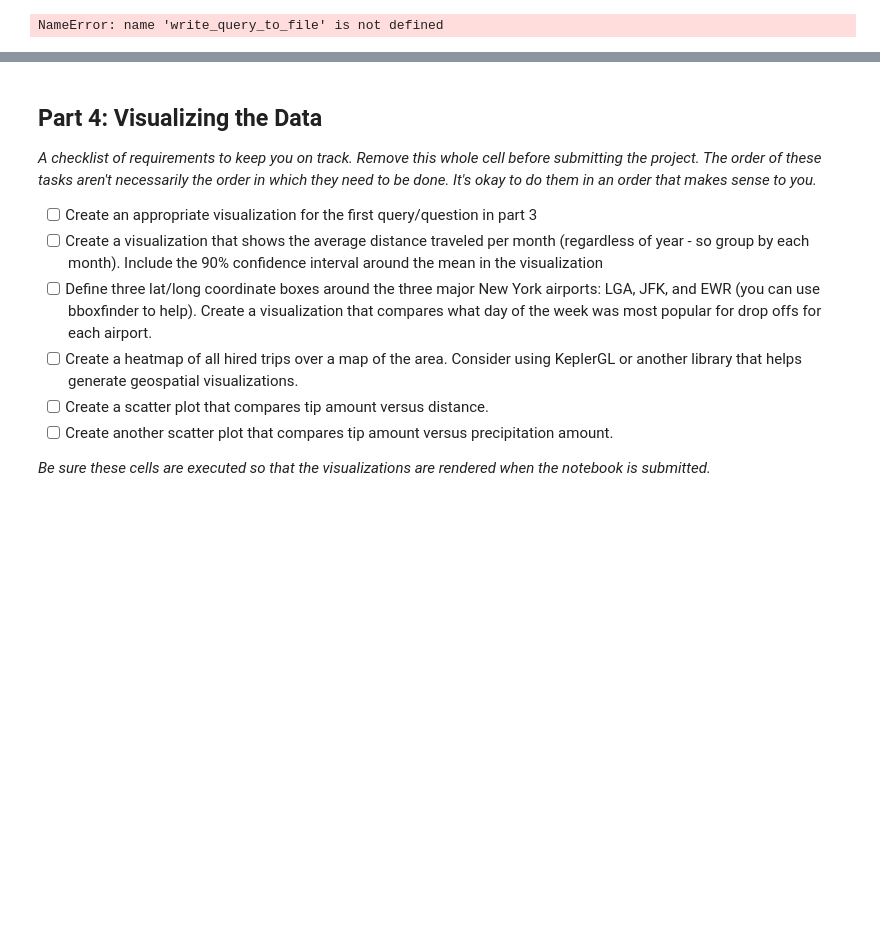
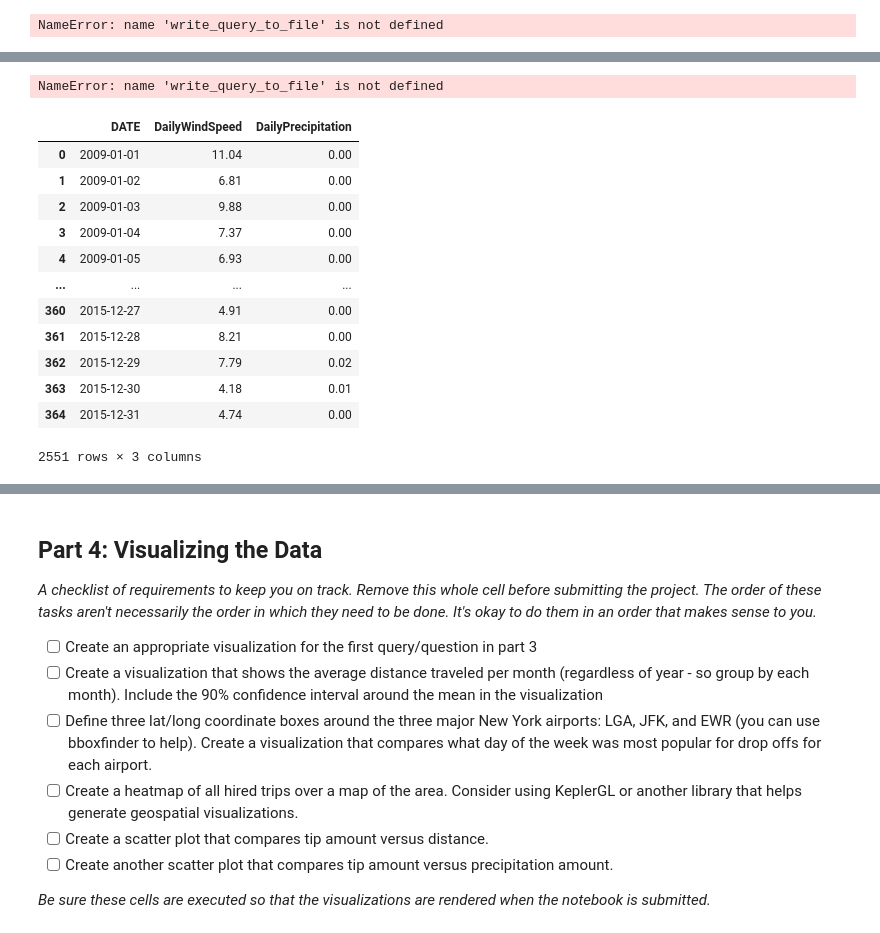
Before and after one commit to qixuan-jin/Clashes-between-Uber-and-Yellow-Taxi-IEOR4501, a Jupyter notebook: Project Scaffolding (1)(1).ipynb, the cells around one changed output, grey strips where cells are left out. Drawn from its saved outputs; the diff is of its cells as text; code cells hidden in the pictures; blank space fills up the shorter version.

Commit message:
query 5

```diff
--- a/Project Scaffolding (1)(1).ipynb
+++ b/Project Scaffolding (1)(1).ipynb
@@ -808,0 +809,20 @@ engine.execute(QUERY_4).fetchall()
+# %%
+write_query_to_file(QUERY_4, "2009_trips_data.sql")
+# %% [output]
+NameError: name 'write_query_to_file' is not defined
+# %%
+daily_data
+# %% [output]
+|  | DATE | DailyWindSpeed | DailyPrecipitation |
+| 0 | 2009-01-01 | 11.04 | 0.00 |
+| 1 | 2009-01-02 | 6.81 | 0.00 |
+| 2 | 2009-01-03 | 9.88 | 0.00 |
+| 3 | 2009-01-04 | 7.37 | 0.00 |
+| 4 | 2009-01-05 | 6.93 | 0.00 |
+| ... | ... | ... | ... |
+| 360 | 2015-12-27 | 4.91 | 0.00 |
+| 361 | 2015-12-28 | 8.21 | 0.00 |
+| 362 | 2015-12-29 | 7.79 | 0.02 |
+| 363 | 2015-12-30 | 4.18 | 0.01 |
+| 364 | 2015-12-31 | 4.74 | 0.00 |
+2551 rows × 3 columns
```
Also changed, not shown: parts of 25 cells of this notebook.
